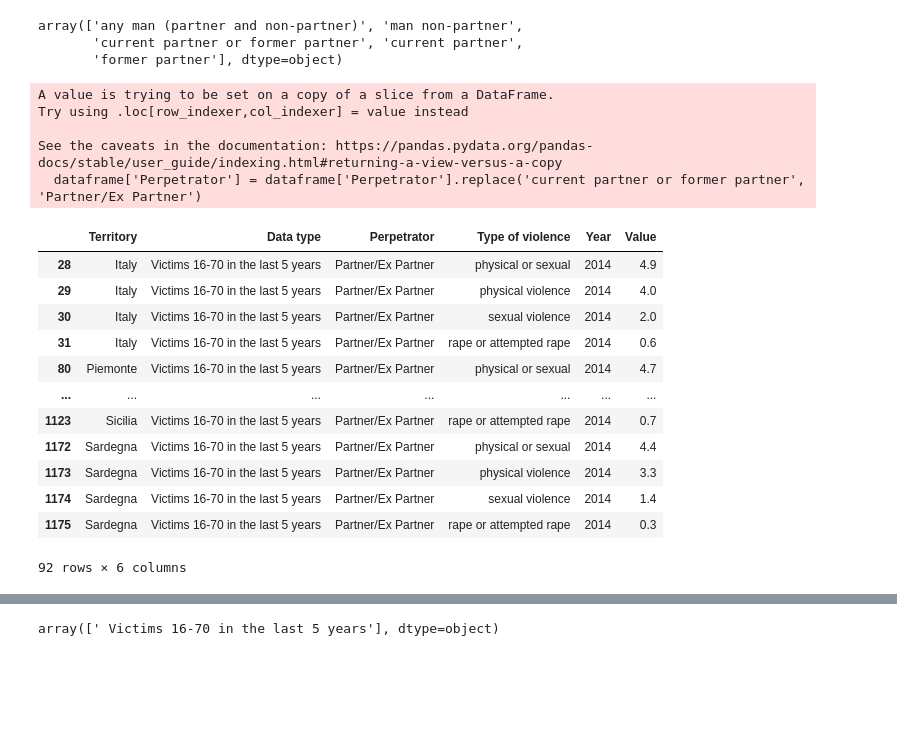
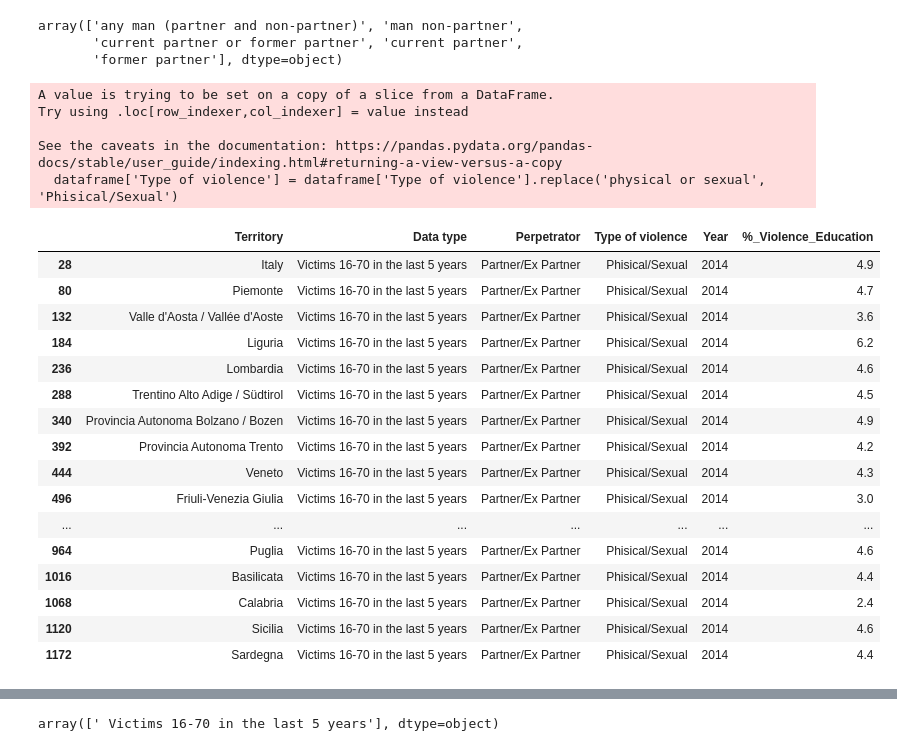
Before and after one commit to Cecilia8989/PfDA_Assignement, a Jupyter notebook: PfDA_Project_1.ipynb, the cells around one changed output, grey strips where cells are left out. Cells and saved outputs as stored; diff of their text form; code cells hidden in the pictures; blank space fills up the shorter version.

```diff
--- a/PfDA_Project_1.ipynb
+++ b/PfDA_Project_1.ipynb
@@ -22,17 +22,14 @@ violence_per_region.head()
 | 3 | IT | Italy | W16_70_PNP_LT | women aged 16-70 years who have s... | ANY_P_NOP | any man (partner and non-partner) | RAPE_OR_ATT | ... |
 | 4 | IT | Italy | W16_70_PNP_LT | women aged 16-70 years who have s... | NOP | man non-partner | PHSEX | ... |
 # %%
-# List of columns to be removed from the DataFrame
-columns_to_be_removed = ['ITTER107', 'TIPO_DATO_VIOLENZA','TIPOAUT', 'TIPOVIOLENZA', 'Select time', 'Flag Codes', 'Flags']
+columns_to_be_removed = ['ITTER107', 'TIPO_DATO_VIOLENZA', 'TIPOAUT', 'TIPOVIOLENZA',
+       'Select time', 'Flag Codes', 'Flags']
 
 # Remove the specified columns from the 'Instruction_level_italy' DataFrame
 violence_per_region = violence_per_region.drop(columns=columns_to_be_removed)
 
 # Renaming columns in a Pandas DataFrame
-violence_per_region.rename(
-    columns={"TIME": "Year"},
-    inplace=True
-)
+violence_per_region.rename(columns={"TIME": "Year", 'Value':'%_Violence_Education'},inplace=True)
 
-violence_per_region.head()
+violence_per_region
 # %% [output]
@@ -65,44 +69,54 @@ array(['any man (partner and non-partner)', 'man non-partner',
 # %%
 # function to filter the dataset in the columnc 'Pepetrators' and 'Datatype'
 def filter_and_replace(dataframe):
+    # Filter for rows where 'Type of violence' is 'physical or sexual'
+    dataframe = dataframe[dataframe['Type of violence'] == 'physical or sexual']
+
+    # Replace 'current partner or former partner' with 'Partner/Ex Partner' in the 'Perpetrator' column
+    dataframe['Type of violence'] = dataframe['Type of violence'].replace('physical or sexual', 'Phisical/Sexual')
+
     # Filter for rows where 'Perpetrator' is 'current partner or former partner'
     dataframe = dataframe[dataframe['Perpetrator'] == 'current partner or former partner']
 
     # Replace 'current partner or former partner' with 'Partner/Ex Partner' in the 'Perpetrator' column
     dataframe['Perpetrator'] = dataframe['Perpetrator'].replace('current partner or former partner', 'Partner/Ex Partner')
 
     # Filter for rows where 'Data type' matches a specific condition
     dataframe = dataframe[dataframe['Data type'] == 'women aged 16-70 years who have suffered violence in the past 5 years (% of ever-partnered women 16-70 years)']
 
         # Replace 'current partner or former partner' with 'Partner/Ex Partner' in the 'Perpetrator' column
     dataframe['Data type'] = dataframe['Data type'].replace('women aged 16-70 years who have suffered violence in the past 5 years (% of ever-partnered women 16-70 years)', ' Victims 16-70 in the last 5 years')
 
     return dataframe
 
 violence_per_region = filter_and_replace(violence_per_region)
 
 # Filter for rows where 'Perpetrator' is 'current partner or former partner'
 #violence_per_region = violence_per_region.loc[violence_per_region['Perpetrator'] == 'current partner or former partner']
 violence_per_region
 # %% [output]
 A value is trying to be set on a copy of a slice from a DataFrame.
 Try using .loc[row_indexer,col_indexer] = value instead
 
 See the caveats in the documentation: https://pandas.pydata.org/pandas-docs/stable/user_guide/indexing.html#returning-a-view-versus-a-copy
-  dataframe['Perpetrator'] = dataframe['Perpetrator'].replace('current partner or former partner', 'Partner/Ex Partner')
+  dataframe['Type of violence'] = dataframe['Type of violence'].replace('physical or sexual', 'Phisical/Sexual')
-|  | Territory | Data type | Perpetrator | Type of violence | Year | Value |
-| 28 | Italy | Victims 16-70 in the last 5 years | Partner/Ex Partner | physical or sexual | 2014 | 4.9 |
-| 29 | Italy | Victims 16-70 in the last 5 years | Partner/Ex Partner | physical violence | 2014 | 4.0 |
-| 30 | Italy | Victims 16-70 in the last 5 years | Partner/Ex Partner | sexual violence | 2014 | 2.0 |
-| 31 | Italy | Victims 16-70 in the last 5 years | Partner/Ex Partner | rape or attempted rape | 2014 | 0.6 |
-| 80 | Piemonte | Victims 16-70 in the last 5 years | Partner/Ex Partner | physical or sexual | 2014 | 4.7 |
+|  | Territory | Data type | Perpetrator | Type of violence | Year | %_Violence_Education |
+| 28 | Italy | Victims 16-70 in the last 5 years | Partner/Ex Partner | Phisical/Sexual | 2014 | 4.9 |
+| 80 | Piemonte | Victims 16-70 in the last 5 years | Partner/Ex Partner | Phisical/Sexual | 2014 | 4.7 |
+| 132 | Valle d'Aosta / Vallée d'Aoste | Victims 16-70 in the last 5 years | Partner/Ex Partner | Phisical/Sexual | 2014 | 3.6 |
+| 184 | Liguria | Victims 16-70 in the last 5 years | Partner/Ex Partner | Phisical/Sexual | 2014 | 6.2 |
+| 236 | Lombardia | Victims 16-70 in the last 5 years | Partner/Ex Partner | Phisical/Sexual | 2014 | 4.6 |
+| 288 | Trentino Alto Adige / Südtirol | Victims 16-70 in the last 5 years | Partner/Ex Partner | Phisical/Sexual | 2014 | 4.5 |
+| 340 | Provincia Autonoma Bolzano / Bozen | Victims 16-70 in the last 5 years | Partner/Ex Partner | Phisical/Sexual | 2014 | 4.9 |
+| 392 | Provincia Autonoma Trento | Victims 16-70 in the last 5 years | Partner/Ex Partner | Phisical/Sexual | 2014 | 4.2 |
+| 444 | Veneto | Victims 16-70 in the last 5 years | Partner/Ex Partner | Phisical/Sexual | 2014 | 4.3 |
+| 496 | Friuli-Venezia Giulia | Victims 16-70 in the last 5 years | Partner/Ex Partner | Phisical/Sexual | 2014 | 3.0 |
 | ... | ... | ... | ... | ... | ... | ... |
-| 1123 | Sicilia | Victims 16-70 in the last 5 years | Partner/Ex Partner | rape or attempted rape | 2014 | 0.7 |
-| 1172 | Sardegna | Victims 16-70 in the last 5 years | Partner/Ex Partner | physical or sexual | 2014 | 4.4 |
-| 1173 | Sardegna | Victims 16-70 in the last 5 years | Partner/Ex Partner | physical violence | 2014 | 3.3 |
-| 1174 | Sardegna | Victims 16-70 in the last 5 years | Partner/Ex Partner | sexual violence | 2014 | 1.4 |
-| 1175 | Sardegna | Victims 16-70 in the last 5 years | Partner/Ex Partner | rape or attempted rape | 2014 | 0.3 |
+| 964 | Puglia | Victims 16-70 in the last 5 years | Partner/Ex Partner | Phisical/Sexual | 2014 | 4.6 |
+| 1016 | Basilicata | Victims 16-70 in the last 5 years | Partner/Ex Partner | Phisical/Sexual | 2014 | 4.4 |
+| 1068 | Calabria | Victims 16-70 in the last 5 years | Partner/Ex Partner | Phisical/Sexual | 2014 | 2.4 |
+| 1120 | Sicilia | Victims 16-70 in the last 5 years | Partner/Ex Partner | Phisical/Sexual | 2014 | 4.6 |
+| 1172 | Sardegna | Victims 16-70 in the last 5 years | Partner/Ex Partner | Phisical/Sexual | 2014 | 4.4 |
-92 rows × 6 columns
 # %%
 # Filter for rows where 'Territory' is not 'Italy'
 violence_per_region = violence_per_region.loc[violence_per_region['Territory'] != 'Italy']
```
Also changed, not shown: parts of 26 cells of this notebook.
